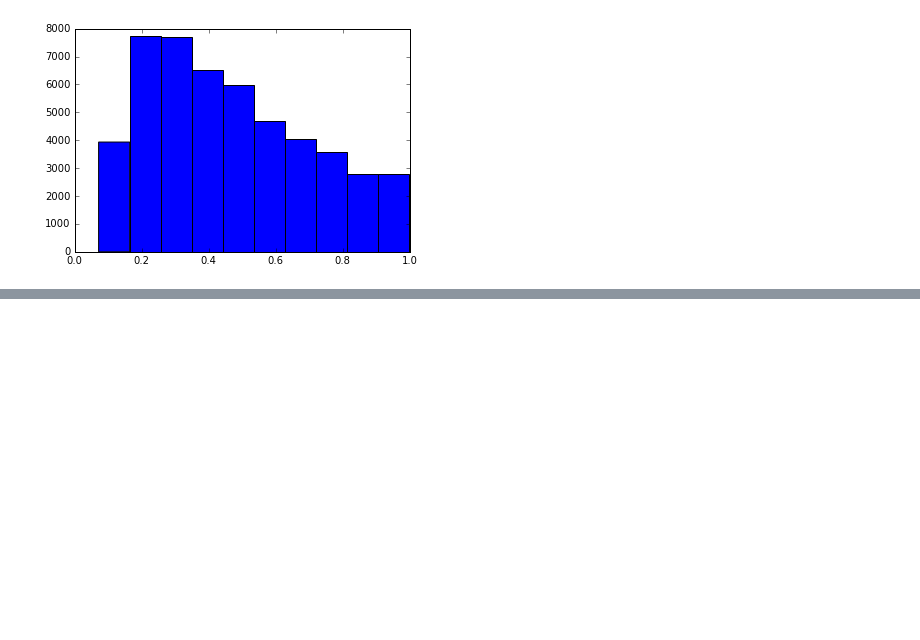
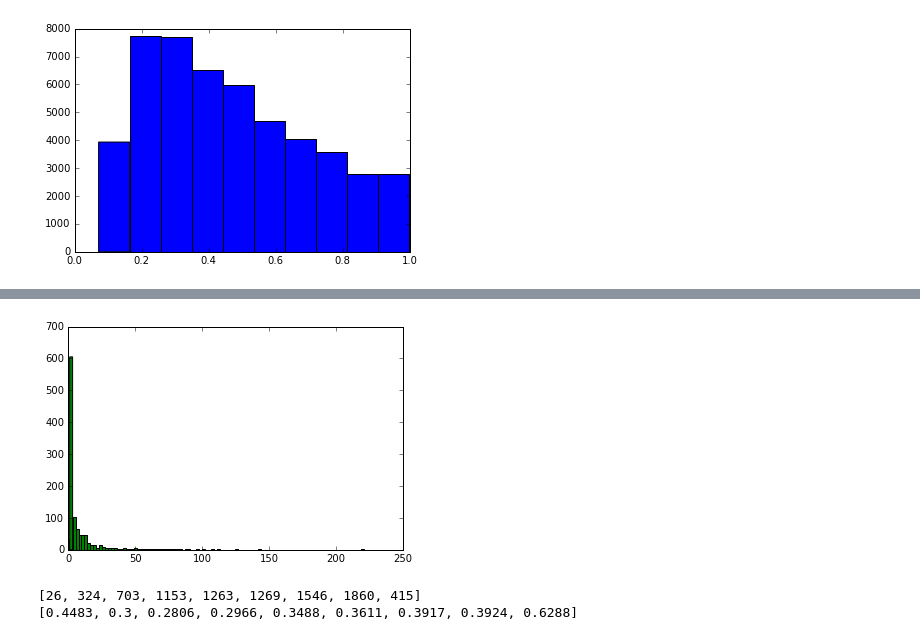
Before and after one commit to CornellDataScience/Yelp, a Jupyter notebook: salt-baes/Veronica/vmo5_eliteusers.ipynb, the cells around one changed output, grey strips where cells are left out. Drawn from its saved outputs; the diff is of its cells as text; code cells hidden in the pictures; blank space fills up the shorter version.

```diff
--- a/salt-baes/Veronica/vmo5_eliteusers.ipynb
+++ b/salt-baes/Veronica/vmo5_eliteusers.ipynb
@@ -171,0 +254,17 @@ NameError: name 'tipelites' is not defined
+# %%
+def getAllUniqueCounts(tipelites_list):
+    results = defaultdict(dict)
+    selectyears = [u'2009', u'2010', u'2011', u'2012', u'2013', u'2014', u'2015', u'2016', u'2017']
+    for x in range(len(tipelites_list)):
+        for ID in tipelites_list[x]:
+            year = selectyears[x]
+            if ID in results[year].keys():
+                results[year][ID] +=1
+            else:
+                results[year][ID] = 1
+    return results
+# %%
+alltips = [tipelites5, tipelites6, tipelites7, tipelites8, tipelites9,
+           tipelites10, tipelites11, tipelites12, tipelites13]
+# %%
+x = getAllUniqueCounts(alltips)
@@ -171,0 +275,13 @@ NameError: name 'tipelites' is not defined
+# %%
+tipcounts=[]
+for year in yearspossible:
+    countvals=[]
+    for k in x[year].keys():
+        countvals.append(x[year][k])
+    tipcounts.append(countvals)
+# %%
+plt.hist(tipcounts[5], 50)
+plt.hist(tipcounts[6], 100)
+plt.show()
+# %% [output]
+[figure, added]
@@ -171,0 +323,6 @@ NameError: name 'tipelites' is not defined
+# %%
+print onetimers
+print onetimersp
+# %% [output]
+[26, 324, 703, 1153, 1263, 1269, 1546, 1860, 415]
+[0.4483, 0.3, 0.2806, 0.2966, 0.3488, 0.3611, 0.3917, 0.3924, 0.6288]
```
Also changed, not shown: parts of 67 cells of this notebook, 4 other files.
